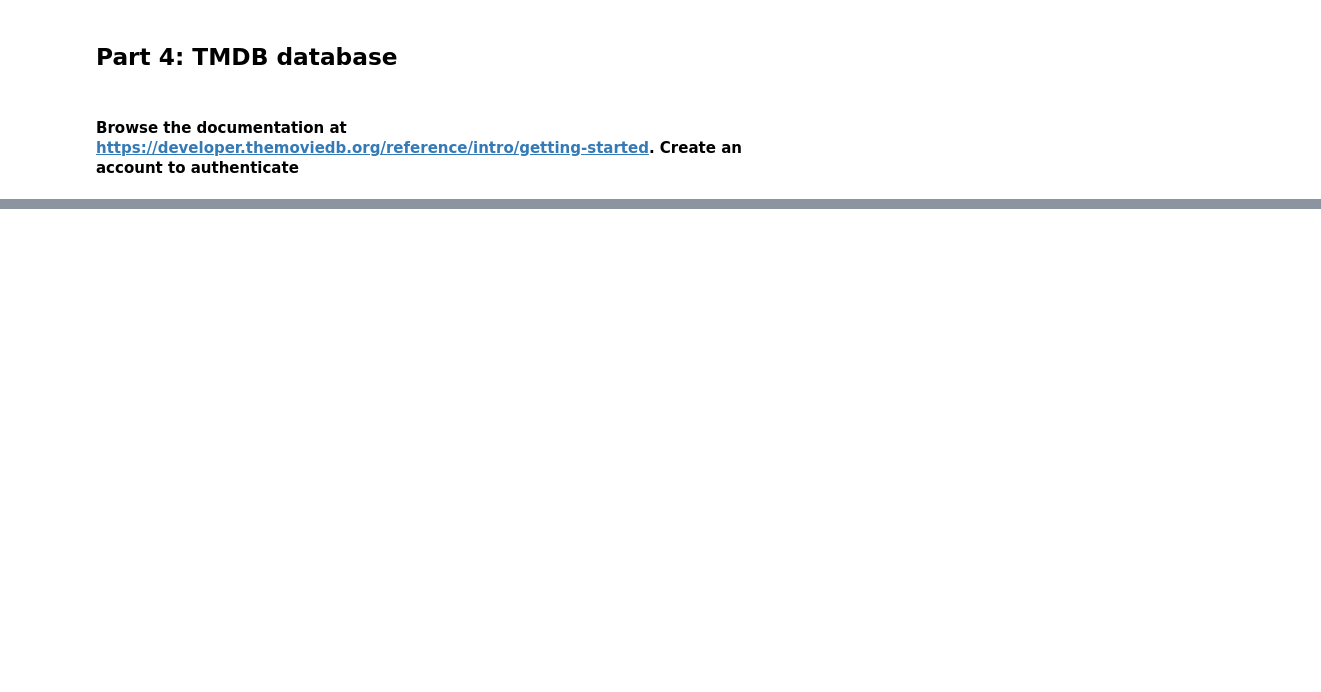
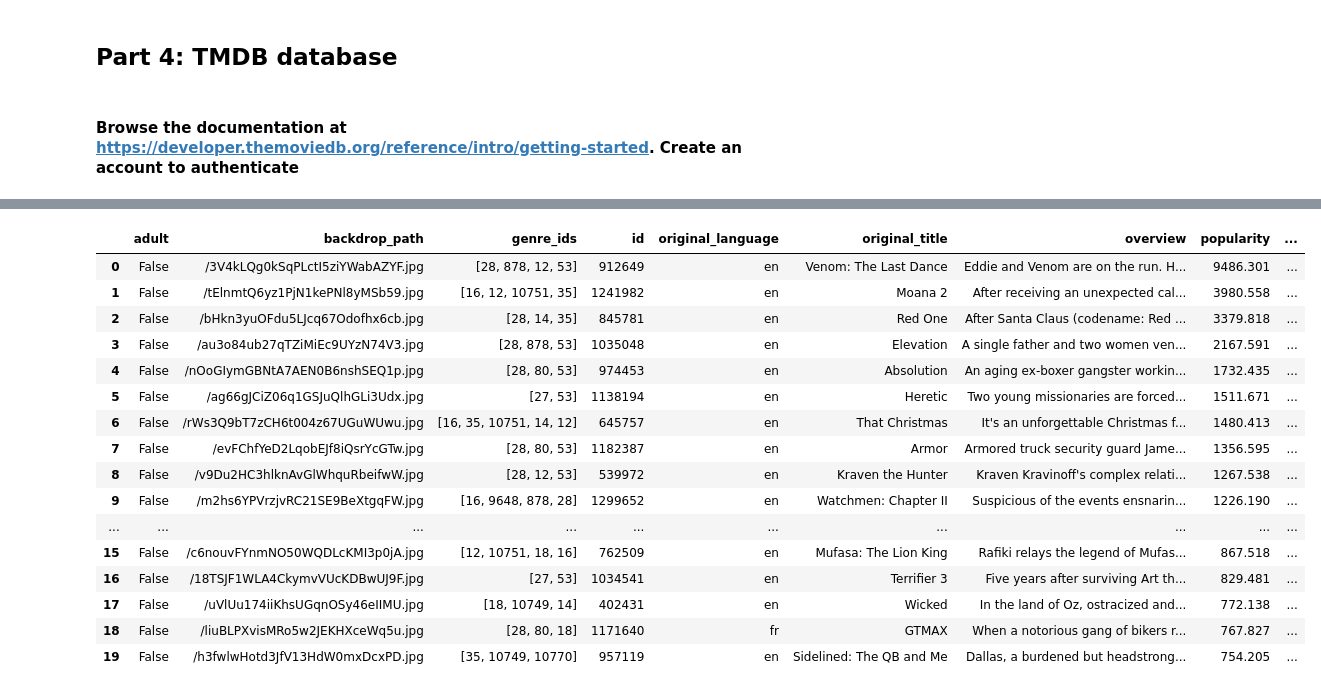
Before and after one commit to evanp28/project2-api, a Jupyter notebook: project2.ipynb, the cells around one changed output, grey strips where cells are left out. Drawn from its saved outputs; the diff is of its cells as text; code cells hidden in the pictures; blank space fills up the shorter version.

```diff
--- a/project2.ipynb
+++ b/project2.ipynb
@@ -1076,0 +1105,22 @@ ConnectionError: HTTPConnectionPool(host='www.pages.drexel.edu', port=80): Max r
+# %%
+movies=pd.DataFrame(dict["results"])
+# %%
+movies
+# %% [output]
+|  | adult | backdrop_path | genre_ids | id | original_language | original_title | overview | popularity | ... |
+| 0 | False | /3V4kLQg0kSqPLctI5ziYWabAZYF.jpg | [28, 878, 12, 53] | 912649 | en | Venom: The Last Dance | Eddie and Venom are on the run. H... | 9486.301 | ... |
+| 1 | False | /tElnmtQ6yz1PjN1kePNl8yMSb59.jpg | [16, 12, 10751, 35] | 1241982 | en | Moana 2 | After receiving an unexpected cal... | 3980.558 | ... |
+| 2 | False | /bHkn3yuOFdu5LJcq67Odofhx6cb.jpg | [28, 14, 35] | 845781 | en | Red One | After Santa Claus (codename: Red ... | 3379.818 | ... |
+| 3 | False | /au3o84ub27qTZiMiEc9UYzN74V3.jpg | [28, 878, 53] | 1035048 | en | Elevation | A single father and two women ven... | 2167.591 | ... |
+| 4 | False | /nOoGIymGBNtA7AEN0B6nshSEQ1p.jpg | [28, 80, 53] | 974453 | en | Absolution | An aging ex-boxer gangster workin... | 1732.435 | ... |
+| 5 | False | /ag66gJCiZ06q1GSJuQlhGLi3Udx.jpg | [27, 53] | 1138194 | en | Heretic | Two young missionaries are forced... | 1511.671 | ... |
+| 6 | False | /rWs3Q9bT7zCH6t004z67UGuWUwu.jpg | [16, 35, 10751, 14, 12] | 645757 | en | That Christmas | It's an unforgettable Christmas f... | 1480.413 | ... |
+| 7 | False | /evFChfYeD2LqobEJf8iQsrYcGTw.jpg | [28, 80, 53] | 1182387 | en | Armor | Armored truck security guard Jame... | 1356.595 | ... |
+| 8 | False | /v9Du2HC3hlknAvGlWhquRbeifwW.jpg | [28, 12, 53] | 539972 | en | Kraven the Hunter | Kraven Kravinoff's complex relati... | 1267.538 | ... |
+| 9 | False | /m2hs6YPVrzjvRC21SE9BeXtgqFW.jpg | [16, 9648, 878, 28] | 1299652 | en | Watchmen: Chapter II | Suspicious of the events ensnarin... | 1226.190 | ... |
+| ... | ... | ... | ... | ... | ... | ... | ... | ... | ... |
+| 15 | False | /c6nouvFYnmNO50WQDLcKMI3p0jA.jpg | [12, 10751, 18, 16] | 762509 | en | Mufasa: The Lion King | Rafiki relays the legend of Mufas... | 867.518 | ... |
+| 16 | False | /18TSJF1WLA4CkymvVUcKDBwUJ9F.jpg | [27, 53] | 1034541 | en | Terrifier 3 | Five years after surviving Art th... | 829.481 | ... |
+| 17 | False | /uVlUu174iiKhsUGqnOSy46eIIMU.jpg | [18, 10749, 14] | 402431 | en | Wicked | In the land of Oz, ostracized and... | 772.138 | ... |
+| 18 | False | /liuBLPXvisMRo5w2JEKHXceWq5u.jpg | [28, 80, 18] | 1171640 | fr | GTMAX | When a notorious gang of bikers r... | 767.827 | ... |
+| 19 | False | /h3fwlwHotd3JfV13HdW0mxDcxPD.jpg | [35, 10749, 10770] | 957119 | en | Sidelined: The QB and Me | Dallas, a burdened but headstrong... | 754.205 | ... |
```
Also changed, not shown: parts of 9 cells of this notebook, 13 other files.
